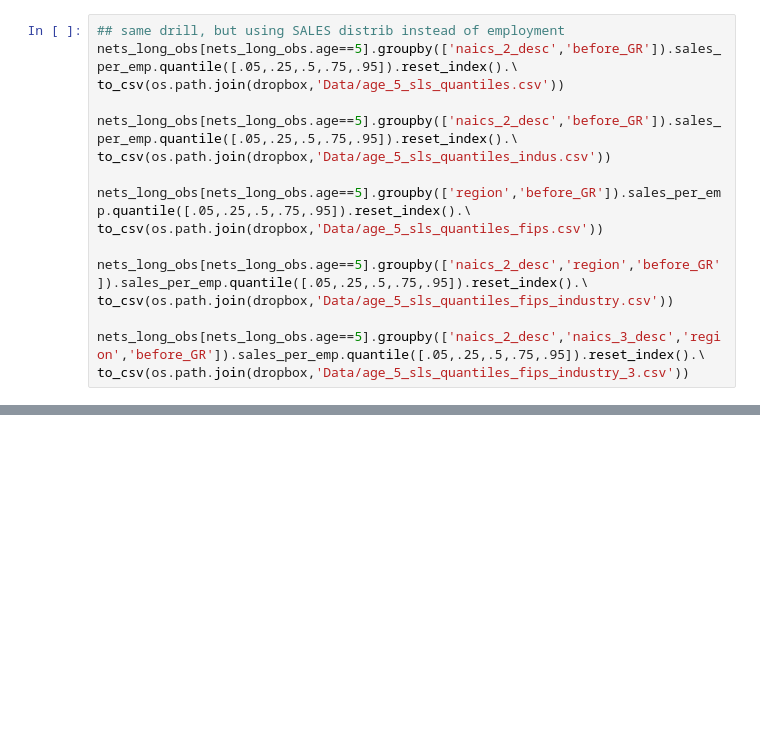
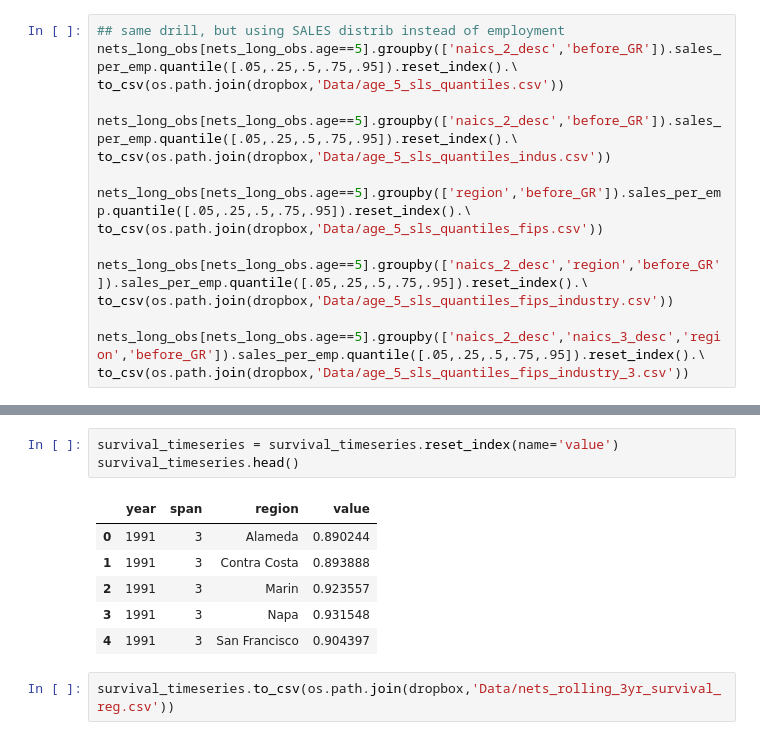
Before and after one commit to ual/business_dynamics, a Jupyter notebook: NETS where is business at age 10.ipynb, the cells around one changed output, grey strips where cells are left out. Drawn from its saved outputs; the diff is of its cells as text; blank space fills up the shorter version.

```diff
--- a/NETS where is business at age 10.ipynb
+++ b/NETS where is business at age 10.ipynb
@@ -580,0 +665,12 @@ to_csv(os.path.join(dropbox,'Data/age_5_sls_quantiles_fips_industry_3.csv'))
+# %%
+survival_timeseries = survival_timeseries.reset_index(name='value')
+survival_timeseries.head()
+# %% [output]
+|  | year | span | region | value |
+| 0 | 1991 | 3 | Alameda | 0.890244 |
+| 1 | 1991 | 3 | Contra Costa | 0.893888 |
+| 2 | 1991 | 3 | Marin | 0.923557 |
+| 3 | 1991 | 3 | Napa | 0.931548 |
+| 4 | 1991 | 3 | San Francisco | 0.904397 |
+# %%
+survival_timeseries.to_csv(os.path.join(dropbox,'Data/nets_rolling_3yr_survival_reg.csv'))
```
Also changed, not shown: parts of 7 cells of this notebook.
